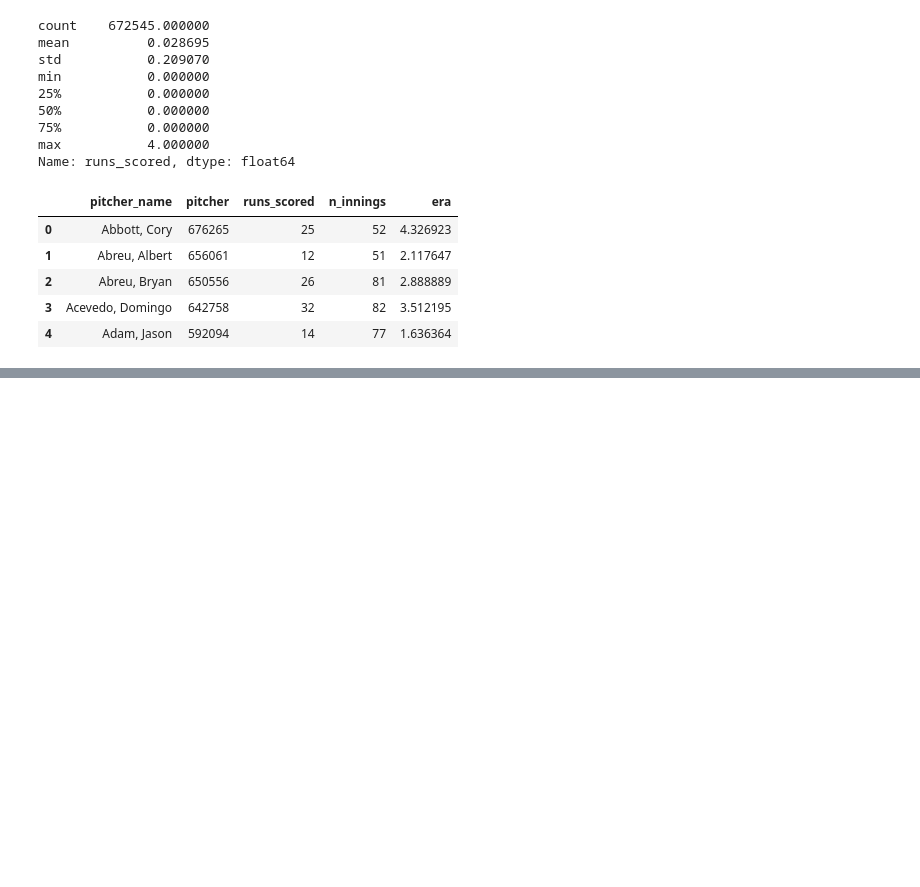
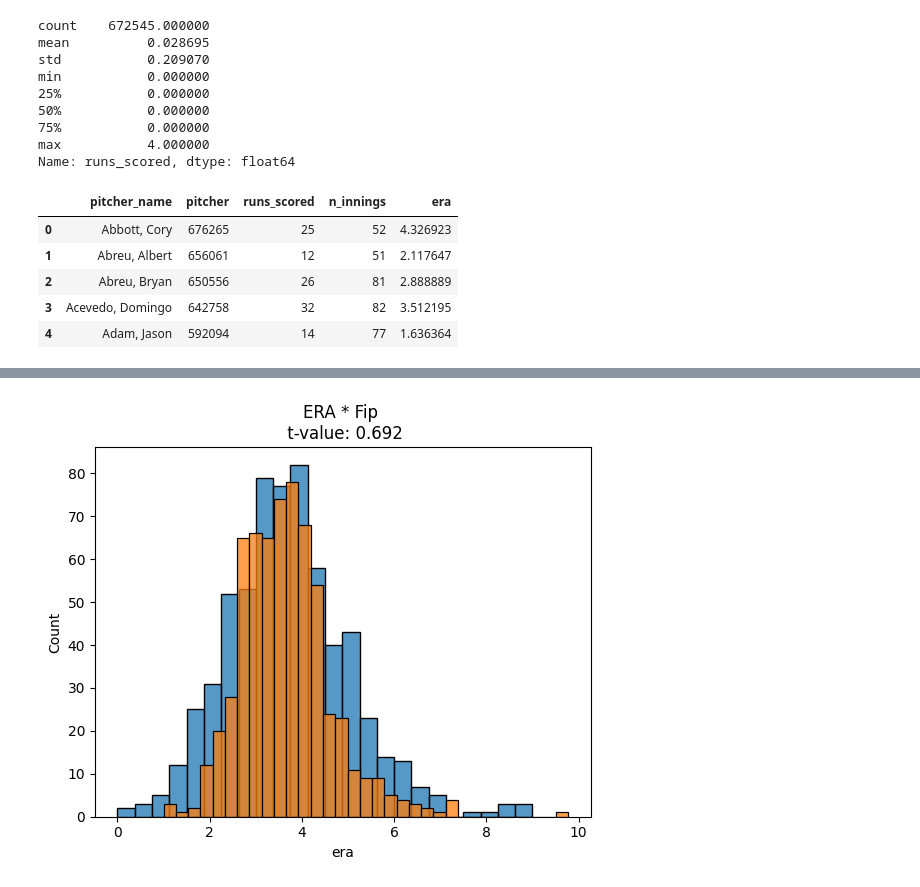
Before and after one commit to jjxobi/mlb_ds_project, a Jupyter notebook: MLB Project.ipynb, the cells around one changed output, grey strips where cells are left out. Cells and saved outputs as stored; diff of their text form; code cells hidden in the pictures; blank space fills up the shorter version.

```diff
--- a/MLB Project.ipynb
+++ b/MLB Project.ipynb
@@ -67,0 +226,7 @@ stikeouts per 9. Calculate stikeouts over the cours of a game
+# %%
+sns.histplot(era['era'])
+sns.histplot(era['fip'])
+plt.title(f'ERA * Fip \n {t_title}')
+plt.show()
+# %% [output]
+[figure, added]
```
Also changed, not shown: parts of 64 cells of this notebook.
